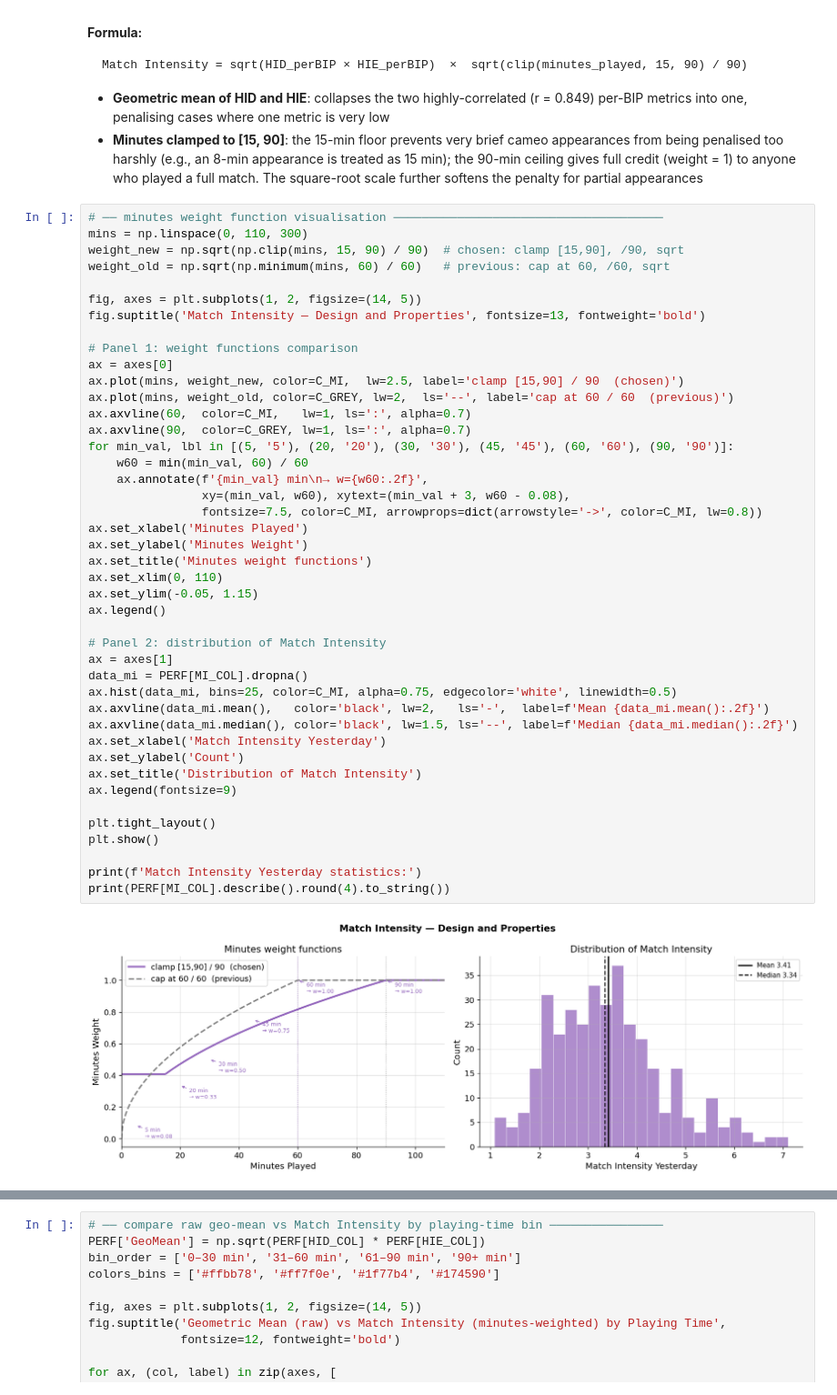
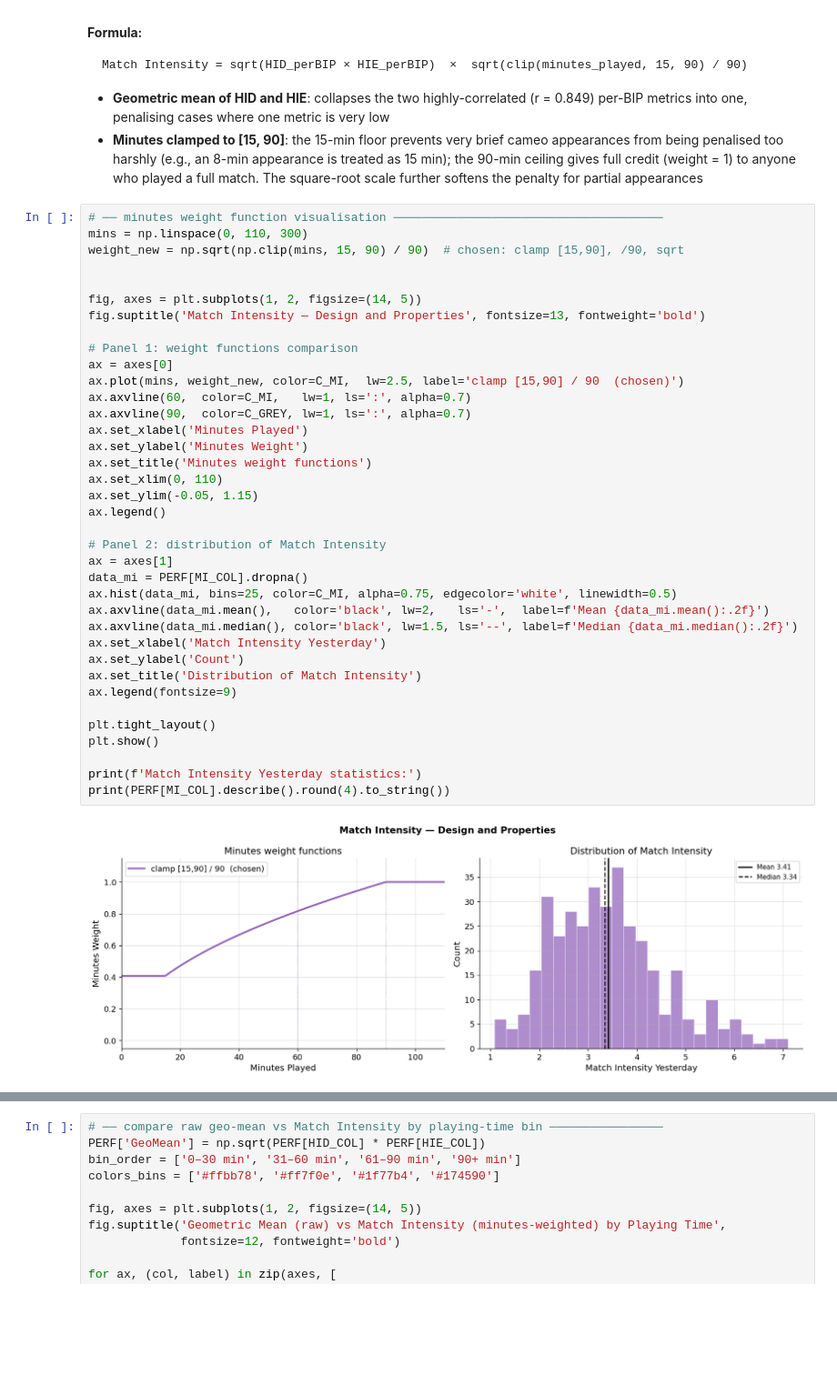
Before and after one commit to andreasgoethals/Readiness-To-Train, a Jupyter notebook: notebooks/0. Match Analysis.ipynb, the cells around one changed output, grey strips where cells are left out. Shown at 91% size. Saved outputs shown, nothing was run; the diff lists cells and outputs as text; blank space fills up the shorter version.

```diff
--- a/notebooks/0. Match Analysis.ipynb
+++ b/notebooks/0. Match Analysis.ipynb
@@ -664,47 +664,41 @@ Match Intensity = sqrt(HID_perBIP × HIE_perBIP)  ×  sqrt(clip(minutes_played,
 # ── minutes weight function visualisation ──────────────────────────────────────
 mins = np.linspace(0, 110, 300)
 weight_new = np.sqrt(np.clip(mins, 15, 90) / 90)  # chosen: clamp [15,90], /90, sqrt
-weight_old = np.sqrt(np.minimum(mins, 60) / 60)   # previous: cap at 60, /60, sqrt
+
 
 fig, axes = plt.subplots(1, 2, figsize=(14, 5))
 fig.suptitle('Match Intensity — Design and Properties', fontsize=13, fontweight='bold')
 
 # Panel 1: weight functions comparison
 ax = axes[0]
 ax.plot(mins, weight_new, color=C_MI,  lw=2.5, label='clamp [15,90] / 90  (chosen)')
-ax.plot(mins, weight_old, color=C_GREY, lw=2,  ls='--', label='cap at 60 / 60  (previous)')
 ax.axvline(60,  color=C_MI,   lw=1, ls=':', alpha=0.7)
 ax.axvline(90,  color=C_GREY, lw=1, ls=':', alpha=0.7)
-for min_val, lbl in [(5, '5'), (20, '20'), (30, '30'), (45, '45'), (60, '60'), (90, '90')]:
-    w60 = min(min_val, 60) / 60
-    ax.annotate(f'{min_val} min\n→ w={w60:.2f}',
-                xy=(min_val, w60), xytext=(min_val + 3, w60 - 0.08),
-                fontsize=7.5, color=C_MI, arrowprops=dict(arrowstyle='->', color=C_MI, lw=0.8))
 ax.set_xlabel('Minutes Played')
 ax.set_ylabel('Minutes Weight')
 ax.set_title('Minutes weight functions')
 ax.set_xlim(0, 110)
 ax.set_ylim(-0.05, 1.15)
 ax.legend()
 
 # Panel 2: distribution of Match Intensity
 ax = axes[1]
 data_mi = PERF[MI_COL].dropna()
 ax.hist(data_mi, bins=25, color=C_MI, alpha=0.75, edgecolor='white', linewidth=0.5)
 ax.axvline(data_mi.mean(),   color='black', lw=2,   ls='-',  label=f'Mean {data_mi.mean():.2f}')
 ax.axvline(data_mi.median(), color='black', lw=1.5, ls='--', label=f'Median {data_mi.median():.2f}')
 ax.set_xlabel('Match Intensity Yesterday')
 ax.set_ylabel('Count')
 ax.set_title('Distribution of Match Intensity')
 ax.legend(fontsize=9)
 
 plt.tight_layout()
 plt.show()
 
 print(f'Match Intensity Yesterday statistics:')
 print(PERF[MI_COL].describe().round(4).to_string())
 # %% [output]
-[figure, old version]
+[figure, new version]
 Match Intensity Yesterday statistics:
 count    362.0000
 mean       3.4121
```
Also changed, not shown: 5 other files.
